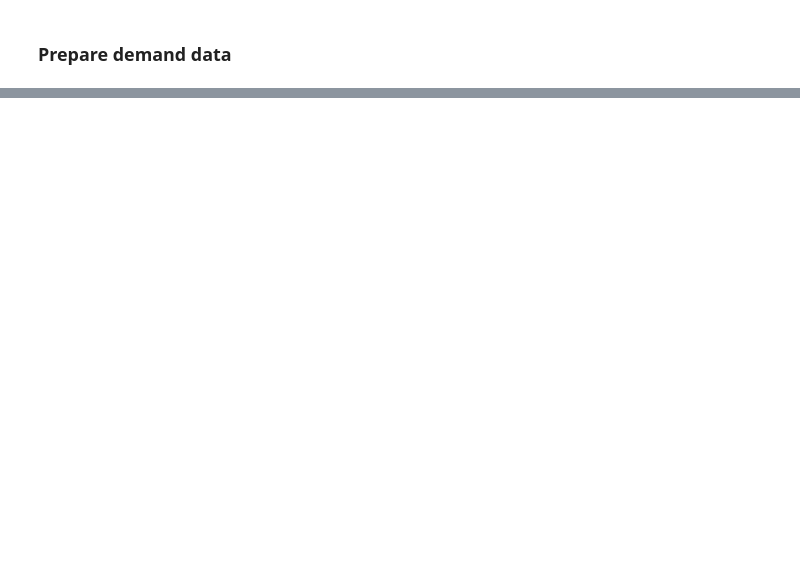
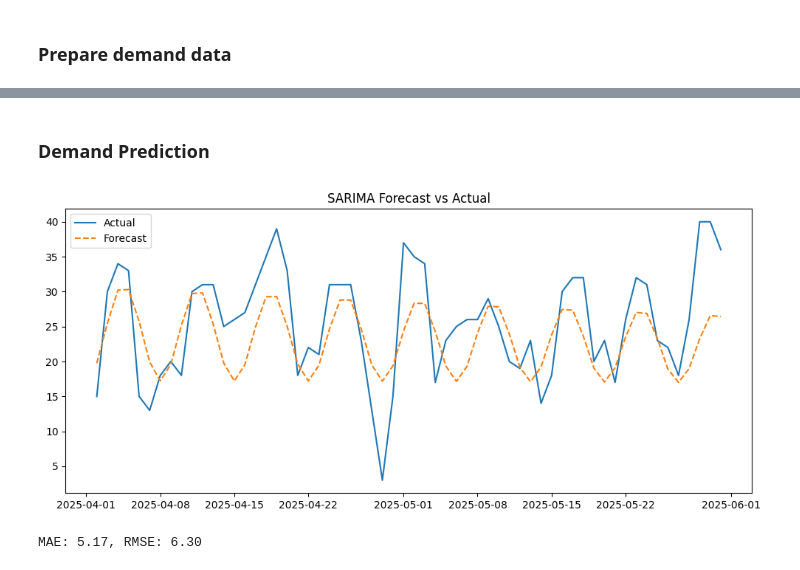
Before and after one commit to jednorukypilot/thesis, a Jupyter notebook: python/main.ipynb, the cells around one changed output, grey strips where cells are left out. Saved outputs shown, nothing was run; the diff lists cells and outputs as text; code cells hidden in the pictures; blank space fills up the shorter version.

Commit message:
feat: sarima prediction

```diff
--- a/python/main.ipynb
+++ b/python/main.ipynb
@@ -120,0 +122,12 @@ Error:
+# %%
+import pandas as pd
+from scripts.constants import *
+
+
+
+daily_agg = pd.read_csv('data/daily_aggregated_data.csv', parse_dates=['stay_date'])
+daily_agg = daily_agg.set_index('stay_date').sort_index()
+daily_frequency = daily_agg['room_nights'].asfreq('D')
+
+train_series = daily_frequency[:-PREDICTION_HORIZON_DAYS]
+test_series = daily_frequency[-PREDICTION_HORIZON_DAYS:]
@@ -120,0 +136,13 @@ Error:
+# %%
+from pmdarima import auto_arima
+
+model = auto_arima(
+    train_series,
+    seasonal=True,
+    m=14, # number of days in seasonality
+    stepwise=True,
+    suppress_warnings=True,
+    trace=True
+    )
+
+print(model.summary())
@@ -120,0 +167,23 @@ Error:
+# %% [markdown]
+### Demand Prediction
+# %%
+forecast_series = model.predict(n_periods=PREDICTION_HORIZON_DAYS)
+# %%
+import matplotlib.pyplot as plt
+
+plt.figure(figsize=(12, 5))
+plt.plot(test_series.index, test_series, label='Actual')
+plt.plot(forecast_series.index, forecast_series, label='Forecast', linestyle='--')
+plt.legend()
+plt.title('SARIMA Forecast vs Actual')
+plt.show()
+# %% [output]
+[figure, added]
+# %%
+from sklearn.metrics import mean_absolute_error, mean_squared_error
+
+mae = mean_absolute_error(test_series, forecast_series)
+rmse = mean_squared_error(test_series, forecast_series, squared=False)
+print(f"MAE: {mae:.2f}, RMSE: {rmse:.2f}")
+# %% [output]
+MAE: 5.17, RMSE: 6.30
```
Also changed, not shown: parts of 15 cells of this notebook, 1 other file.
